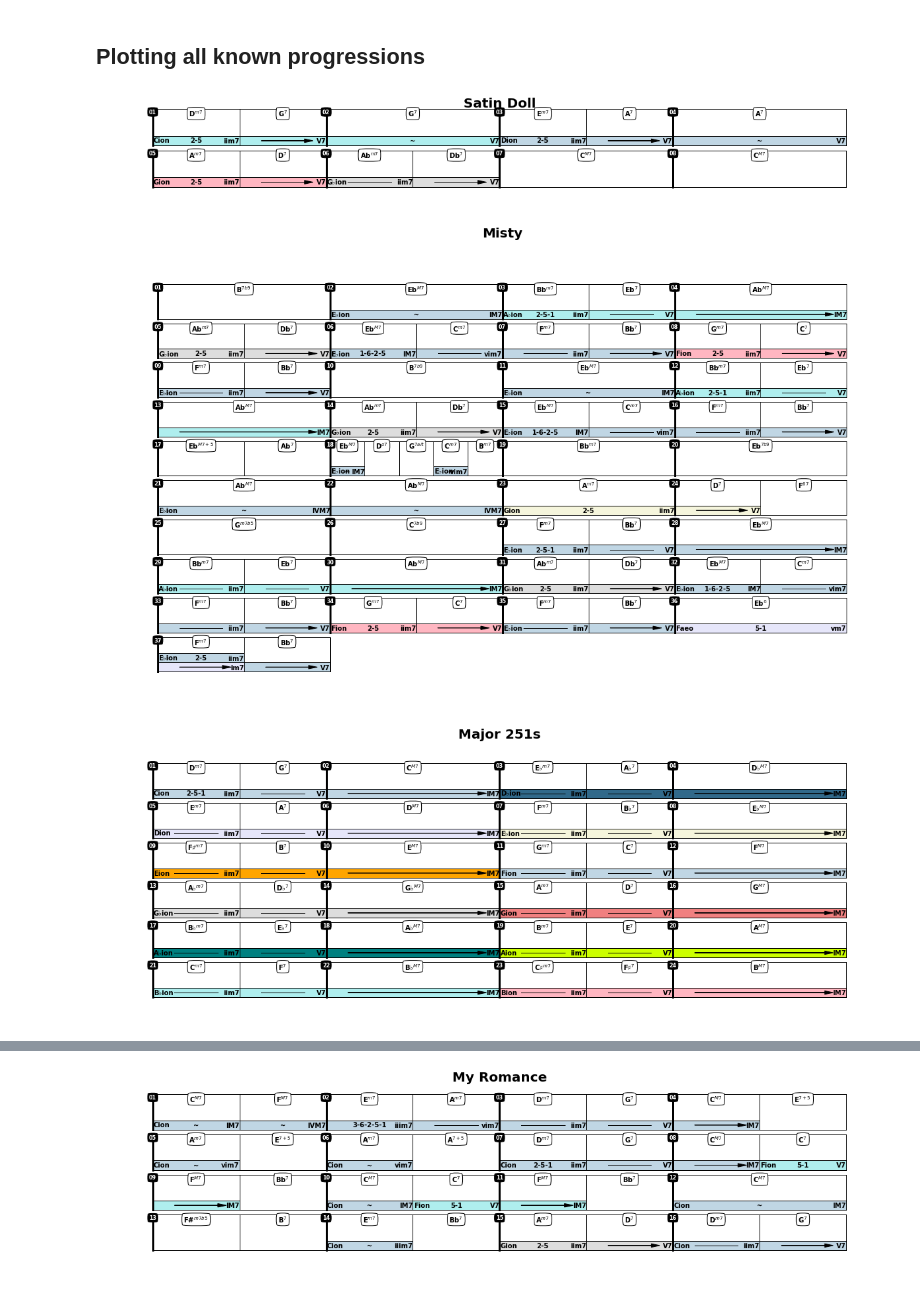
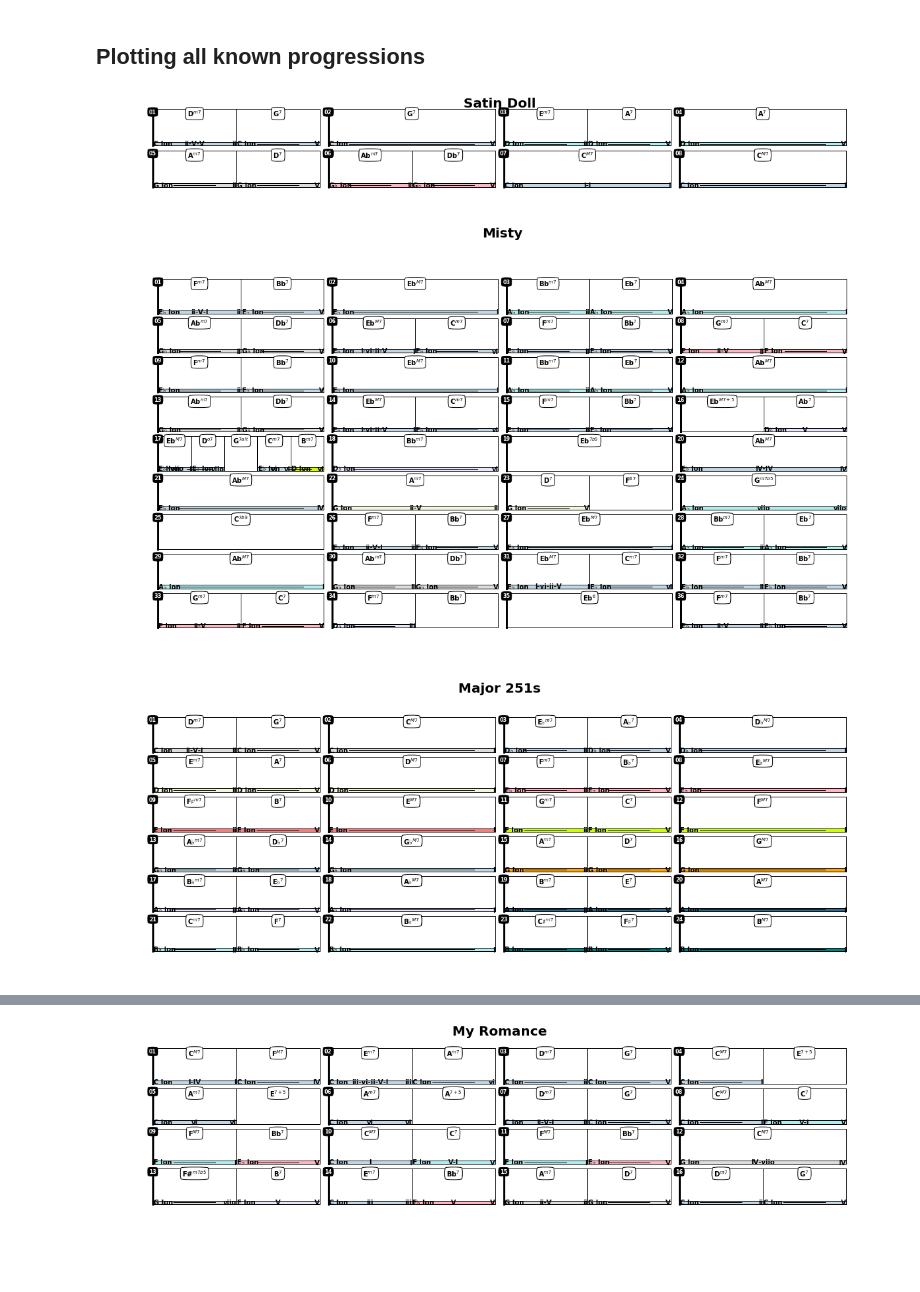
Before and after one commit to NeuralControl/jazzElements, a Jupyter notebook: knownProgressions.ipynb, the cells around one changed output, grey strips where cells are left out. Saved outputs shown, nothing was run; the diff lists cells and outputs as text; code cells hidden in the pictures; blank space fills up the shorter version.

```diff
--- a/knownProgressions.ipynb
+++ b/knownProgressions.ipynb
@@ -1,14 +1,14 @@
 # %% [markdown]
 ## Plotting all known progressions
 # %%
-from jazzElements.progression import Progression
+from jazzElements.progression import Progression,progressions
 %matplotlib inline
 
 for song in progressions:
     prg = Progression(song)
-    prg.analyze()
+    prg.annotate()
     prg.plot('fn')
 # %% [output]
-[figure, old version]
+[figure, new version]
-[figure, old version]
+[figure, new version]
-[figure, old version]
+[figure, new version]
@@ -17 +17 @@ for song in progressions:
-[figure, old version]
+[figure, new version]
```
Also changed, not shown: parts of 1 cell of this notebook, 9 other files.
